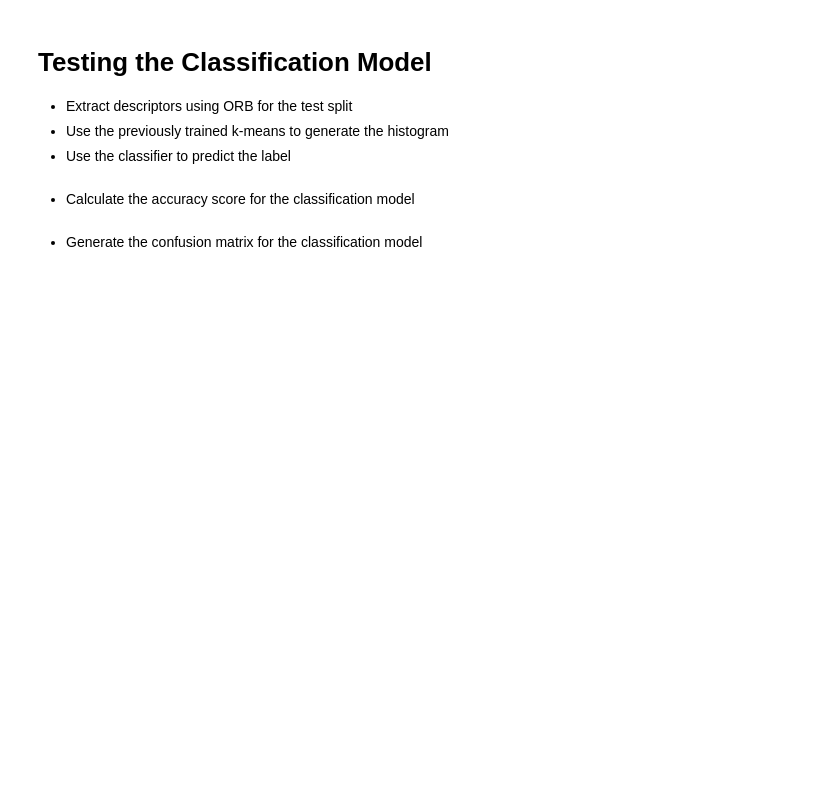
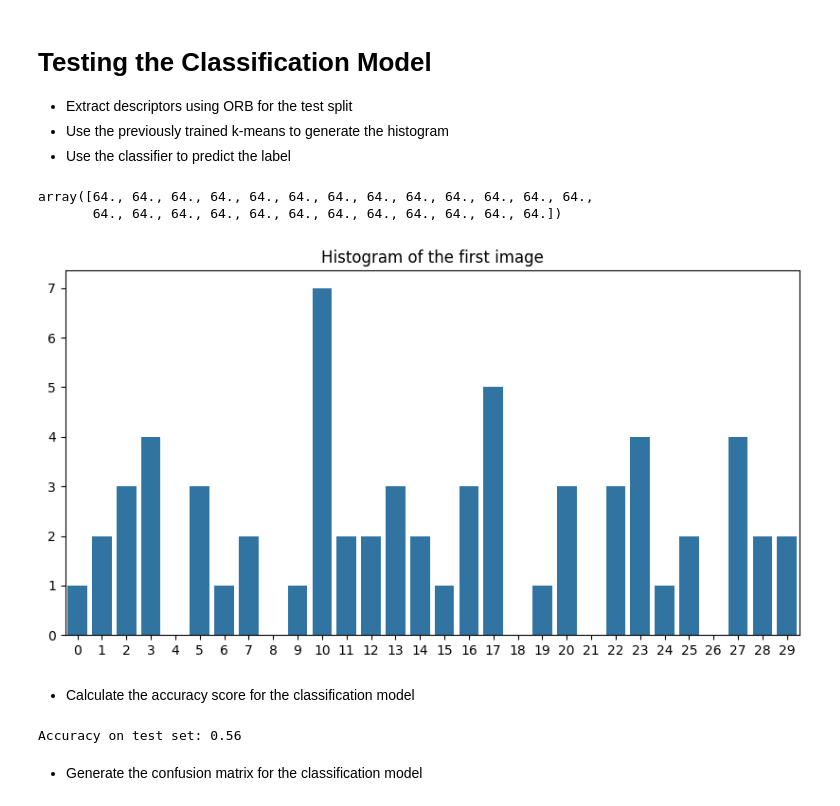
Before and after one commit to BecTome/UPC_MasterArtificialIntelligence, a Jupyter notebook: CV/Labs/P07_1_bag_of_words/p7_1_image_classification_using_BoVW.ipynb, the cells around one changed output. Drawn from its saved outputs; the diff is of its cells as text; code cells hidden in the pictures; blank space fills up the shorter version.

```diff
--- a/CV/Labs/P07_1_bag_of_words/p7_1_image_classification_using_BoVW.ipynb
+++ b/CV/Labs/P07_1_bag_of_words/p7_1_image_classification_using_BoVW.ipynb
@@ -164,19 +164,3 @@ MiniBatchKMeans(n_clusters=30, random_state=42)
 # %% [markdown]
 *   Create a histogram using the cluster centers for each image descriptor.
     *   Remember the histogram would be of size *n_images x n_clusters*.
-# %%
-# Use kmeans to predict the cluster for each descriptor
-cluster_assignments = kmeans.predict(X_desc)
-
-# Calculate histograms for each image
-histograms = []
-start_idx = 0
-for descriptors in X_desc:
-    num_descriptors = len(descriptors)
-    image_assignments = cluster_assignments[start_idx:start_idx + num_descriptors]
-    histogram, _ = np.histogram(image_assignments, bins=ncl, range=[0, ncl])
-    histograms.append(histogram)
-    start_idx += num_descriptors
-
-# Convert the histograms to a numpy array
-histograms_array = np.array(histograms)
@@ -223,2 +241,29 @@ from sklearn.model_selection import GridSearchCV
+# %%
+# solution
+
+ls_test_desc = []
+for img in x_test:
+    _, desc = extract_features(img, descriptor_extractor)
+    ls_test_desc.append(desc)
+
+test_centroid_vectors = [kmeans.predict(img_descs) for img_descs in ls_test_desc]
+
+hist_test = np.zeros((len(test_centroid_vectors), ncl), "float64")
+
+for i, sample in enumerate(test_centroid_vectors):
+  hist_test[i, :] = np.histogram(sample, bins=ncl, range=(0, ncl-1), density=False) [0]
+# %%
+hist_test.sum(axis=1)
+# %% [output]
+array([64., 64., 64., 64., 64., 64., 64., 64., 64., 64., 64., 64., 64.,
+       64., 64., 64., 64., 64., 64., 64., 64., 64., 64., 64., 64.])
+# %%
+# Plot first image histogram
+plt.figure(figsize=(10, 5))
+sns.barplot(x=list(range(ncl)), y=hist_test[0])
+plt.title('Histogram of the first image')
+plt.show()
+# %% [output]
+[figure, added]
 # %% [markdown]
 *   Calculate the accuracy score for the classification model
@@ -227,2 +270,8 @@ from sklearn.model_selection import GridSearchCV
+# %%
+# solution
+
+print('Accuracy on test set:', accuracy_score(y_test, best_model.predict(sc.transform(hist_test))))
+# %% [output]
+Accuracy on test set: 0.56
 # %% [markdown]
 *   Generate the confusion matrix for the classification model
```
Also changed, not shown: parts of 27 cells of this notebook, 1 other file.
